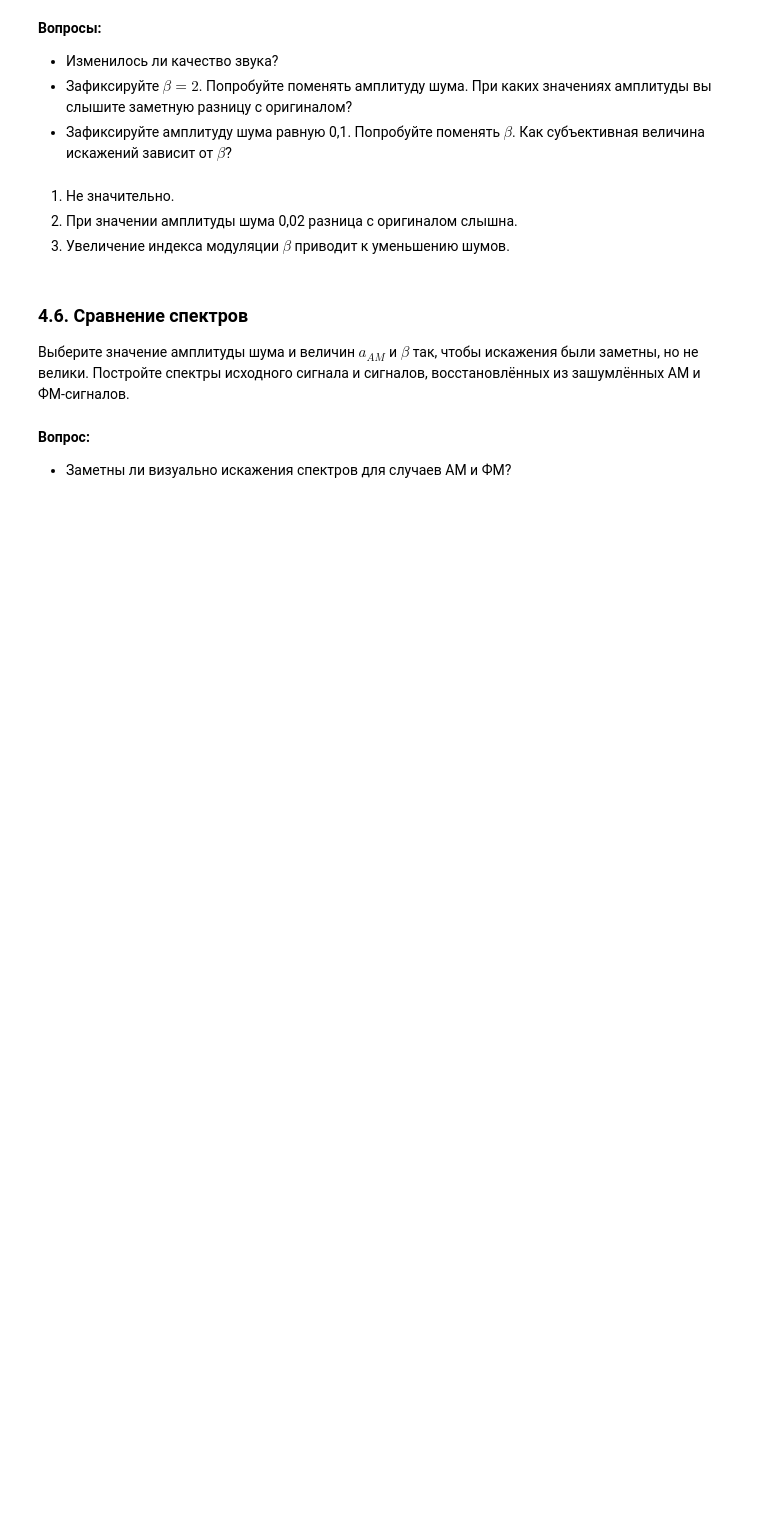
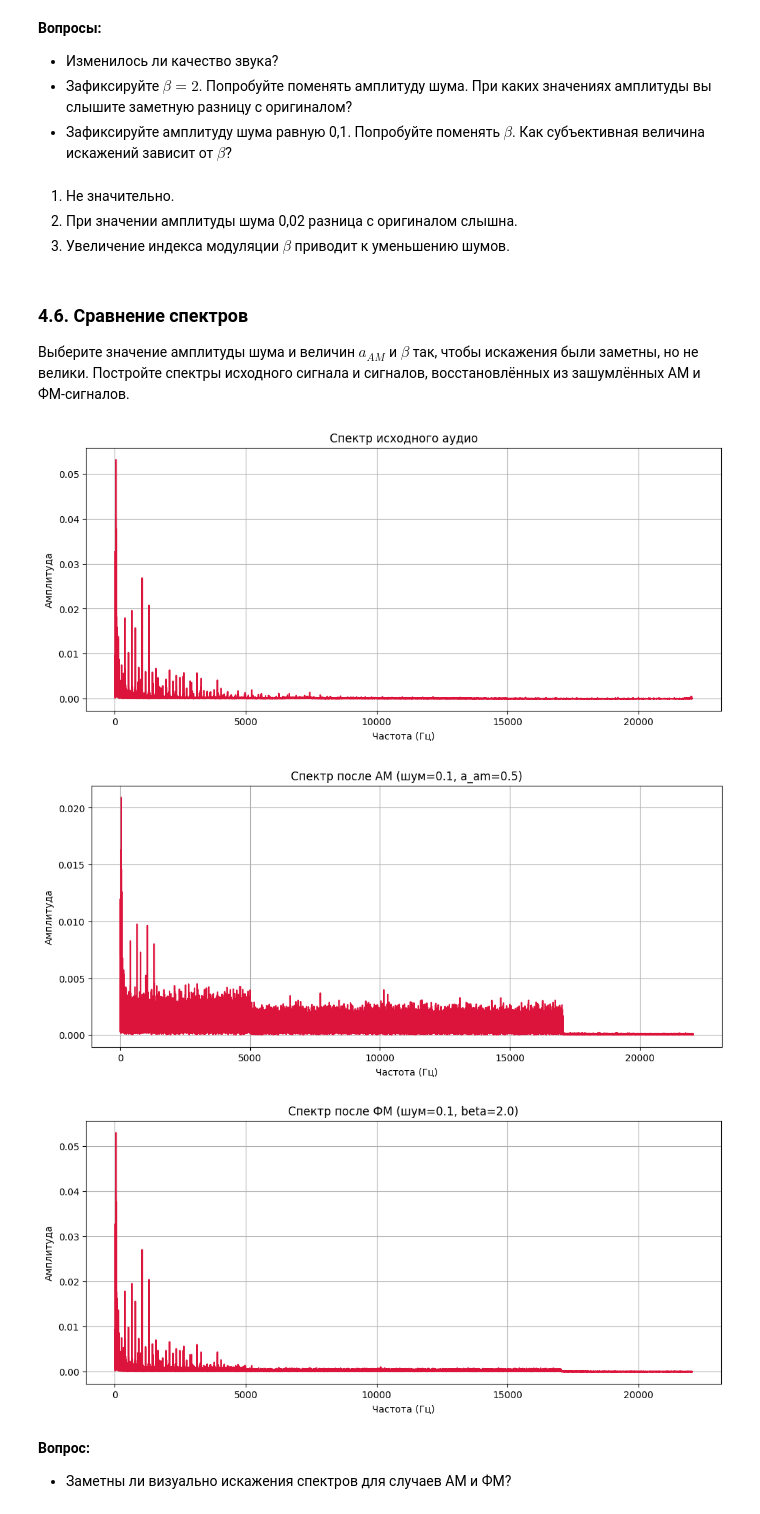
Before and after one commit to Uzema/dsp-seminars, a Jupyter notebook: seminars/2.ipynb, the cells around one changed output. Drawn from its saved outputs; the diff is of its cells as text; code cells hidden in the pictures; blank space fills up the shorter version.

```diff
--- a/seminars/2.ipynb
+++ b/seminars/2.ipynb
@@ -434,6 +434,30 @@ MSE: 0.000038
 ### 4.6. Сравнение спектров
 
 Выберите значение амплитуды шума и величин $a_{AM}$ и $\beta$ так, чтобы искажения были заметны, но не велики. Постройте спектры исходного сигнала и сигналов, восстановлённых из зашумлённых АМ и ФМ-сигналов.
+# %%
+a_am_val = 0.5
+beta_val = 2.0
+noise_level = 0.1
+
+noise = noise_level * np.random.randn(len(t_audio))
+
+s_am_new_noisy = s_am_audio + noise
+s_pm_new_noisy = s_pm_audio + noise
+
+envelope = np.abs(hilbert(s_am_new_noisy))
+m_noisy_recovered = (envelope / Ac - 1)/a_am_val
+
+analytic = hilbert(s_pm_new_noisy)
+instant_phase = np.unwrap(np.angle(analytic))
+melody_noisy_restored = (instant_phase - 2 * np.pi * fc_high * t_audio) / beta_val
+
+plot_spectrum(melody, fs_audio, 'Спектр исходного аудио')
+plot_spectrum(m_noisy_recovered, fs_audio, f'Спектр после АМ (шум={noise_level}, a_am={a_am_val})')
+plot_spectrum(melody_noisy_restored, fs_audio, f'Спектр после ФМ (шум={noise_level}, beta={beta_val})')
+# %% [output]
+[figure, added]
+[figure, added]
+[figure, added]
 # %% [markdown]
 **Вопрос:**
 * Заметны ли визуально искажения спектров для случаев АМ и ФМ?
```
Also changed, not shown: parts of 5 cells of this notebook.
